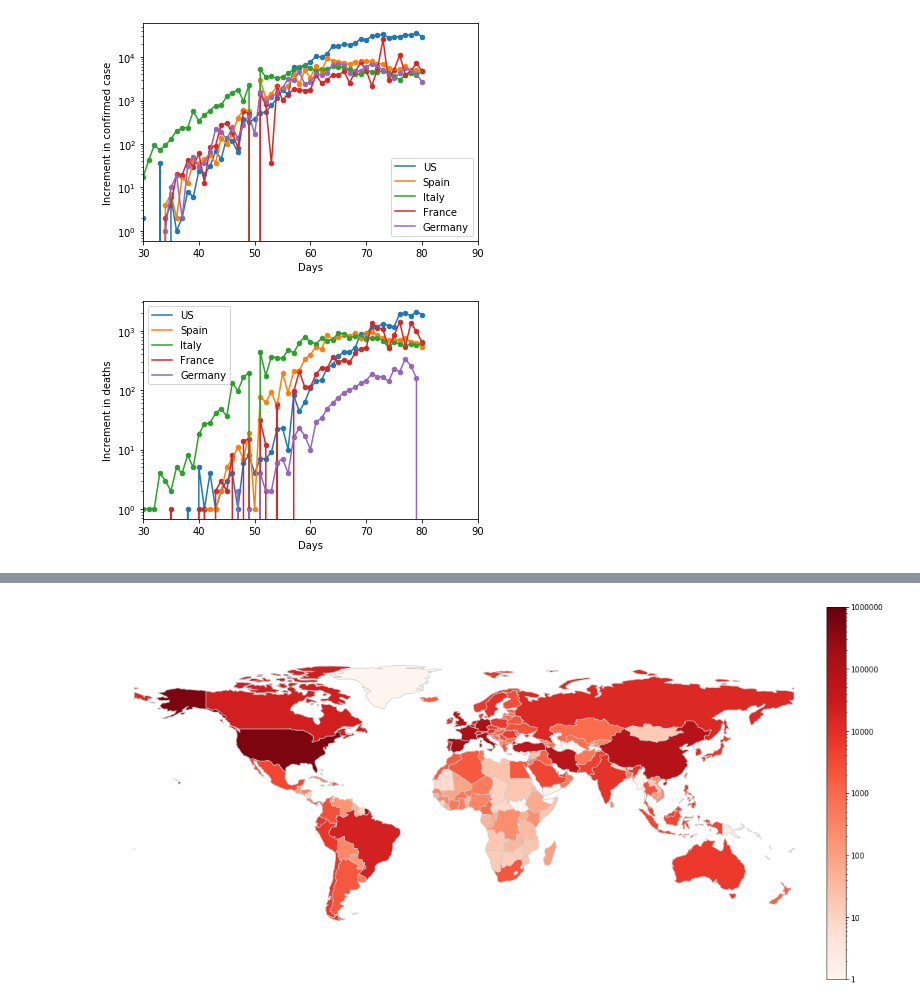
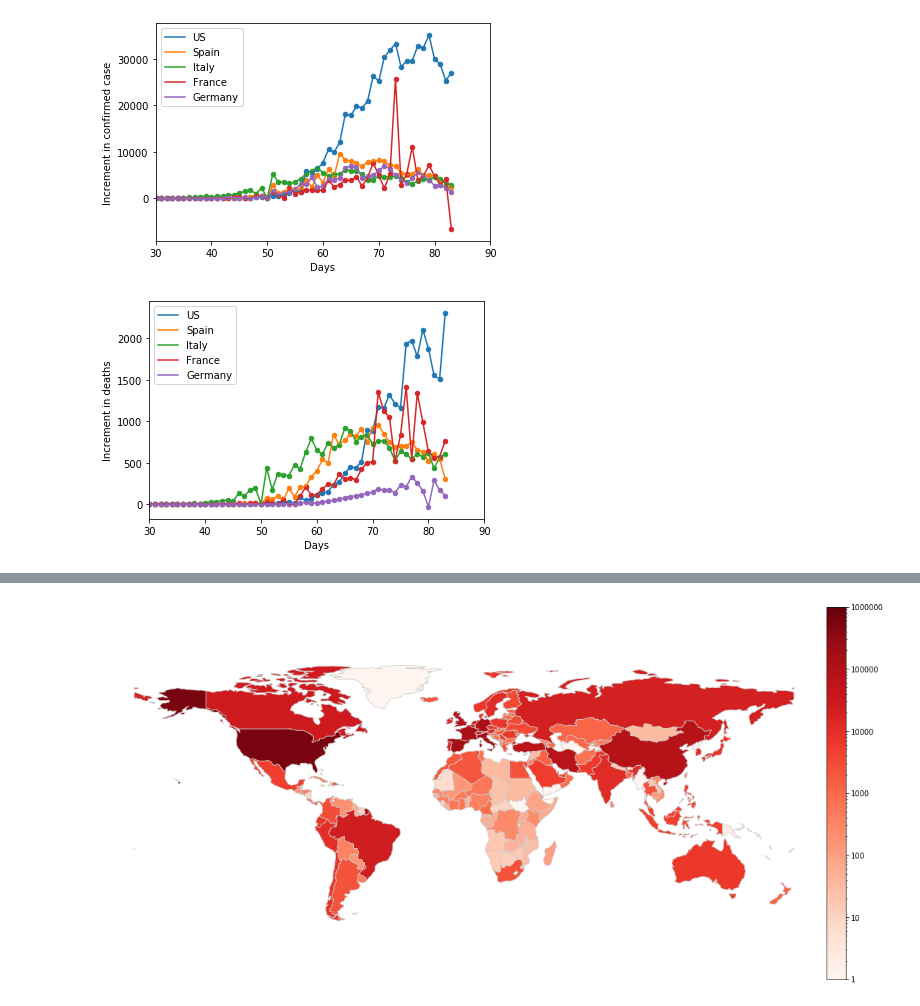
Before and after one commit to giorgionicoletti/COVID-19_preliminary, a Jupyter notebook: analysis.ipynb, the cells around one changed output, grey strips where cells are left out. Cells and saved outputs as stored; diff of their text form; code cells hidden in the pictures.

```diff
--- a/analysis.ipynb
+++ b/analysis.ipynb
@@ -234,28 +244,26 @@ for cname, color in zip(countries_top, colorlist):
     data = list(temp_df['confirmed'])[0]
     plt.plot(np.arange(1,len(data)+1,1), data, label = cname, color = color)
     plt.scatter(np.arange(1,len(data)+1,1), data, s = 20, color = color)
-plt.yscale('log')
 plt.xlabel('Days')
 plt.ylabel('Increment in confirmed case')
 plt.xlim(30,90)
 plt.legend()
 plt.show()
 # %% [output]
-[figure, old version]
+[figure, new version]
 # %%
 for cname, color in zip(countries_top, colorlist):
     temp_df = iworld_ts_df.loc[[cname]]
     data = list(temp_df['deaths'])[0]
     plt.plot(np.arange(1,len(data)+1,1), data, label = cname, color = color)
     plt.scatter(np.arange(1,len(data)+1,1), data, s = 20, color = color)
-plt.yscale('log')
 plt.xlabel('Days')
 plt.ylabel('Increment in deaths')
 plt.xlim(30,90)
 plt.legend()
 plt.show()
 # %% [output]
-[figure, old version]
+[figure, new version]
 # %%
 def get_df_data(df, fname, new_name = 'Regions'):
     tlist = df[fname].to_list()
```
Also changed, not shown: parts of 34 cells of this notebook.
